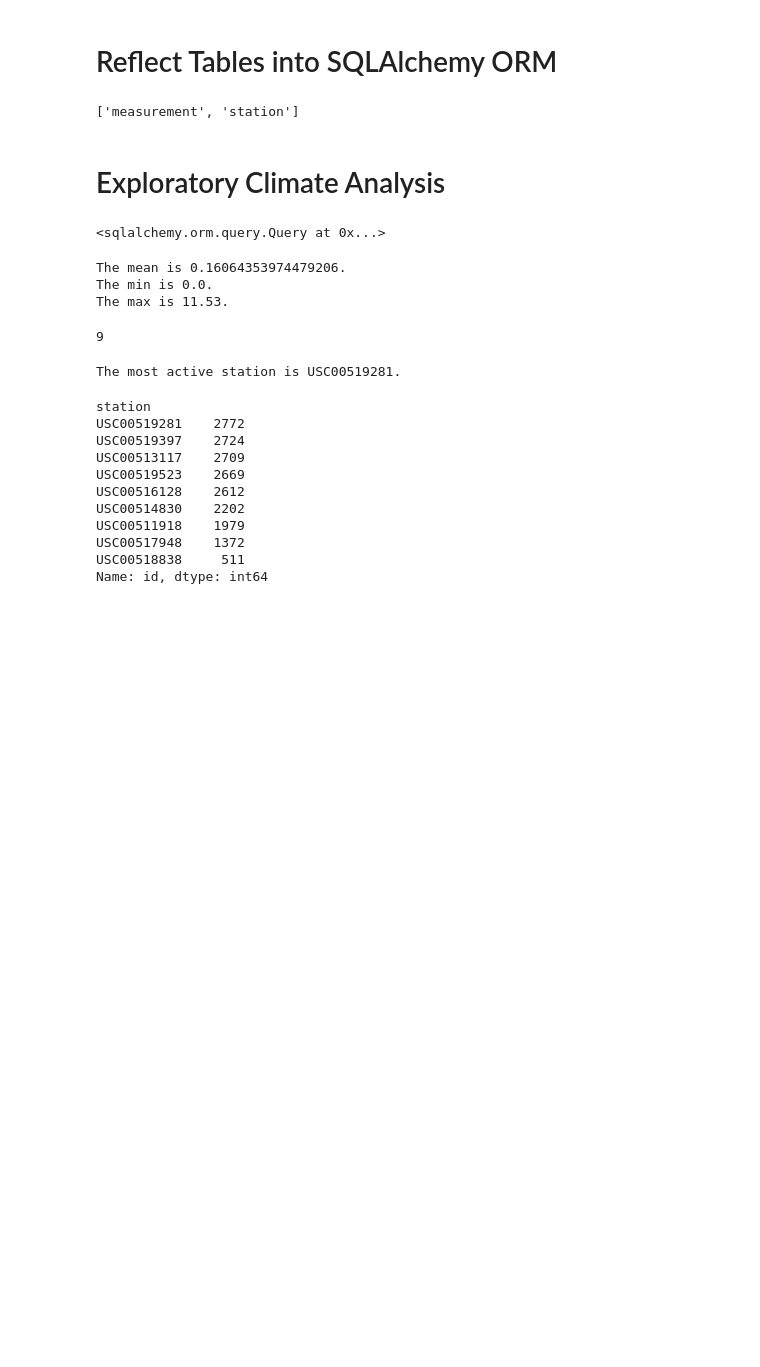
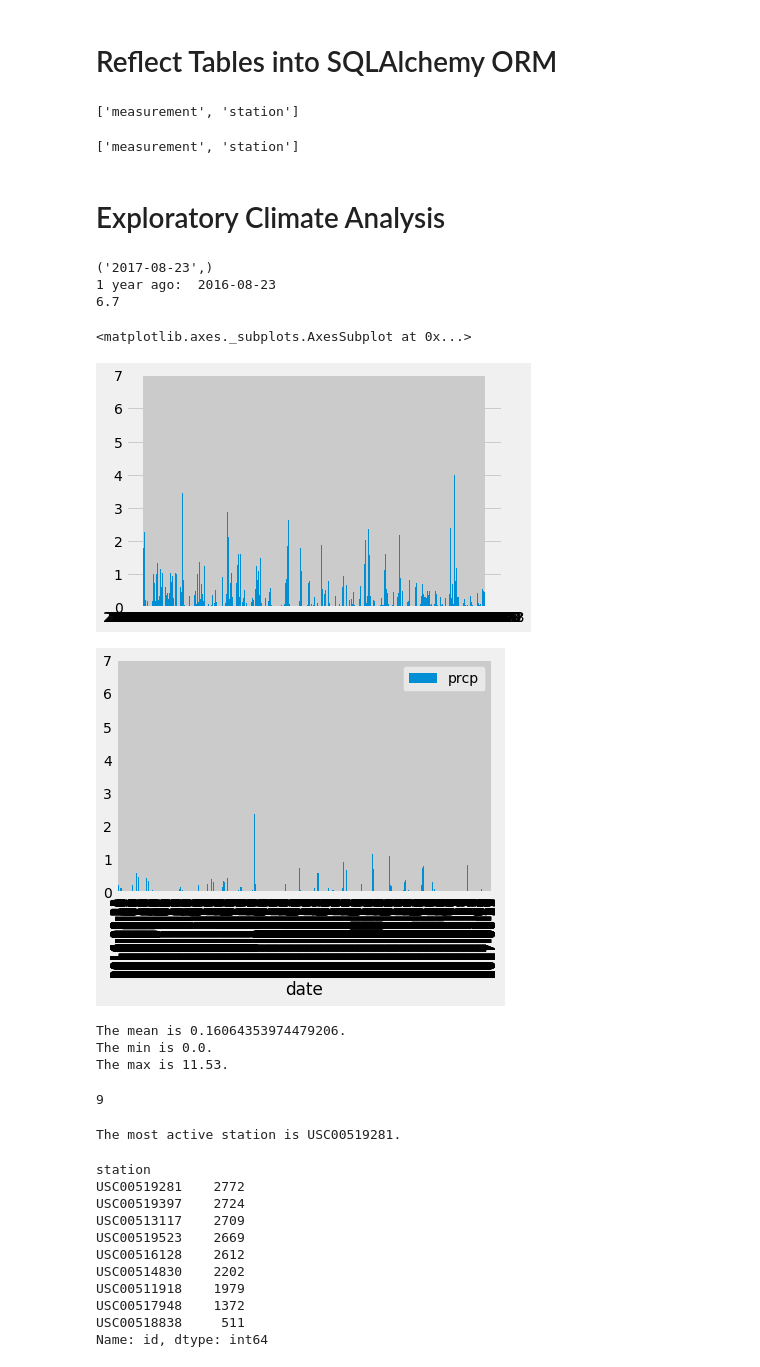
Before and after one commit to kayoung7766/sqlalchemy-challenge, a Jupyter notebook: climate_starter.ipynb, the cells around one changed output. Drawn from its saved outputs; the diff is of its cells as text; code cells hidden in the pictures; blank space fills up the shorter version.

Commit message:
first analysis missing graph

```diff
--- a/climate_starter.ipynb
+++ b/climate_starter.ipynb
@@ -36,24 +36,47 @@ Station=Base.classes.station
 # %%
 # Create our session (link) from Python to the DB
 session = Session(engine)
+inspector = inspect(engine)
+inspector.get_table_names()
+# %% [output]
+['measurement', 'station']
 # %% [markdown]
 # Exploratory Climate Analysis
 # %%
 # Design a query to retrieve the last 12 months of precipitation data and plot the results
 
 # Calculate the date 1 year ago from the last data point in the database
-highest_date=func.max(Measurement.date)
-date=session.query(highest_date)
-date
-# Perform a query to retrieve the data and precipitation scores
+
+highest_date= session.query(Measurement.date).order_by(Measurement.date.desc()).first()
+print(highest_date)
+query_date = dt.date(2017, 8, 23) - dt.timedelta(days=365)
+print("1 year ago: ", query_date)
+
+percip_date=pd.read_sql("select date, prcp from Measurement", conn)
+percip_date_filter=percip_date[(percip_date['date']>= '2016-08-23')]
+print(percip_date_filter["prcp"].max())
 
 # Save the query results as a Pandas DataFrame and set the index to the date column
-
 # Sort the dataframe by date
+percip_date_sort=percip_date_filter.sort_values("date", ascending=True)
+percip_date_index=percip_date_sort.set_index("date")
+percip_date_index
 
 # Use Pandas Plotting with Matplotlib to plot the data
+x_values=percip_date_sort['date']
+y_values=percip_date_index['prcp']
+plt.bar(x_values, y_values)
+# plt.ylim(0,5)
+# plt.show()
+percip_date_index.plot(kind="bar")
+#plt.bar(mice_per_drug.index.values, mice_per_drug.values)
 # %% [output]
-<sqlalchemy.orm.query.Query at 0x...>
+('2017-08-23',)
+1 year ago:  2016-08-23
+6.7
+<matplotlib.axes._subplots.AxesSubplot at 0x...>
+[figure, added]
+[figure, added]
 # %%
 # Use Pandas to calcualte the summary statistics for the precipitation data
 #data = pd.read_sql("SELECT * FROM Census_Data", conn)
```
Also changed, not shown: parts of 2 cells of this notebook, 1 other file.
